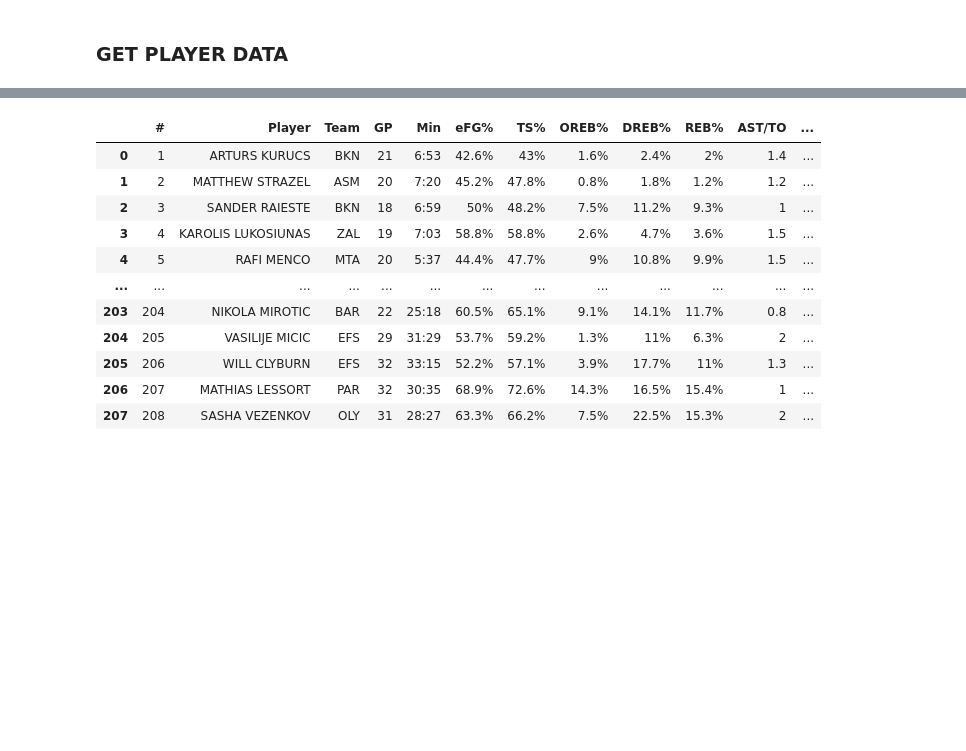
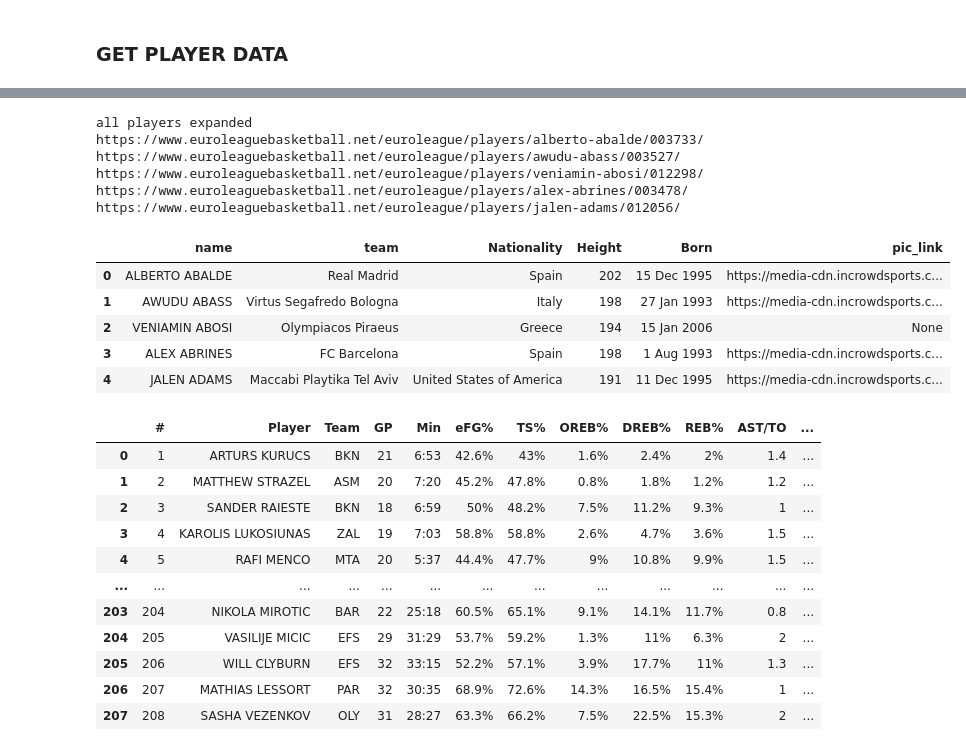
Before and after one commit to LeventSoykan/Euroleague_Stats_Pipeline, a Jupyter notebook: data_extraction_practice.ipynb, the cells around one changed output, grey strips where cells are left out. Drawn from its saved outputs; the diff is of its cells as text; code cells hidden in the pictures; blank space fills up the shorter version.

```diff
--- a/data_extraction_practice.ipynb
+++ b/data_extraction_practice.ipynb
@@ -106,0 +189,15 @@ class Extractor:
+# %%
+extractor.player_info_df()
+# %% [output]
+all players expanded
+https://www.euroleaguebasketball.net/euroleague/players/alberto-abalde/003733/
+https://www.euroleaguebasketball.net/euroleague/players/awudu-abass/003527/
+https://www.euroleaguebasketball.net/euroleague/players/veniamin-abosi/012298/
+https://www.euroleaguebasketball.net/euroleague/players/alex-abrines/003478/
+https://www.euroleaguebasketball.net/euroleague/players/jalen-adams/012056/
+|  | name | team | Nationality | Height | Born | pic_link |
+| 0 | ALBERTO ABALDE | Real Madrid | Spain | 202 | 15 Dec 1995 | https://media-cdn.incrowdsports.c... |
+| 1 | AWUDU ABASS | Virtus Segafredo Bologna | Italy | 198 | 27 Jan 1993 | https://media-cdn.incrowdsports.c... |
+| 2 | VENIAMIN ABOSI | Olympiacos Piraeus | Greece | 194 | 15 Jan 2006 | None |
+| 3 | ALEX ABRINES | FC Barcelona | Spain | 198 | 1 Aug 1993 | https://media-cdn.incrowdsports.c... |
+| 4 | JALEN ADAMS | Maccabi Playtika Tel Aviv | United States of America | 191 | 11 Dec 1995 | https://media-cdn.incrowdsports.c... |
```
Also changed, not shown: parts of 7 cells of this notebook, 2 other files.
